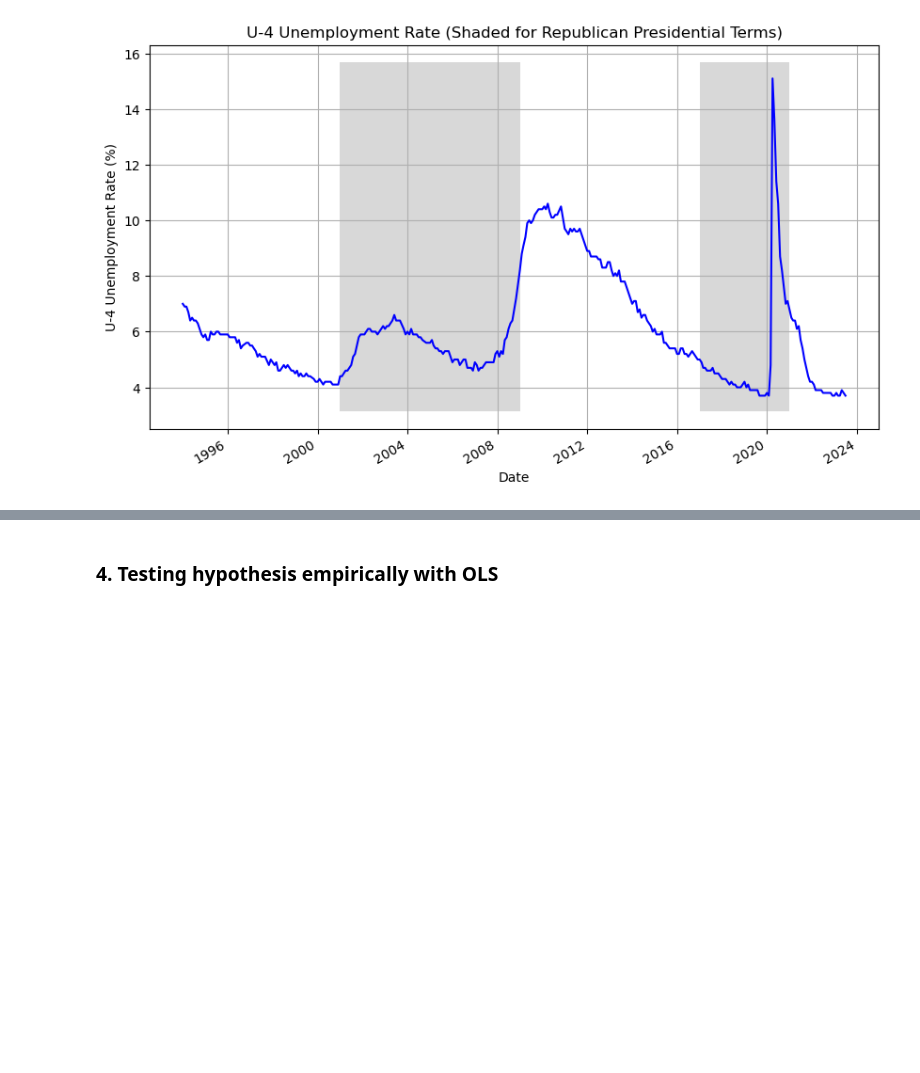
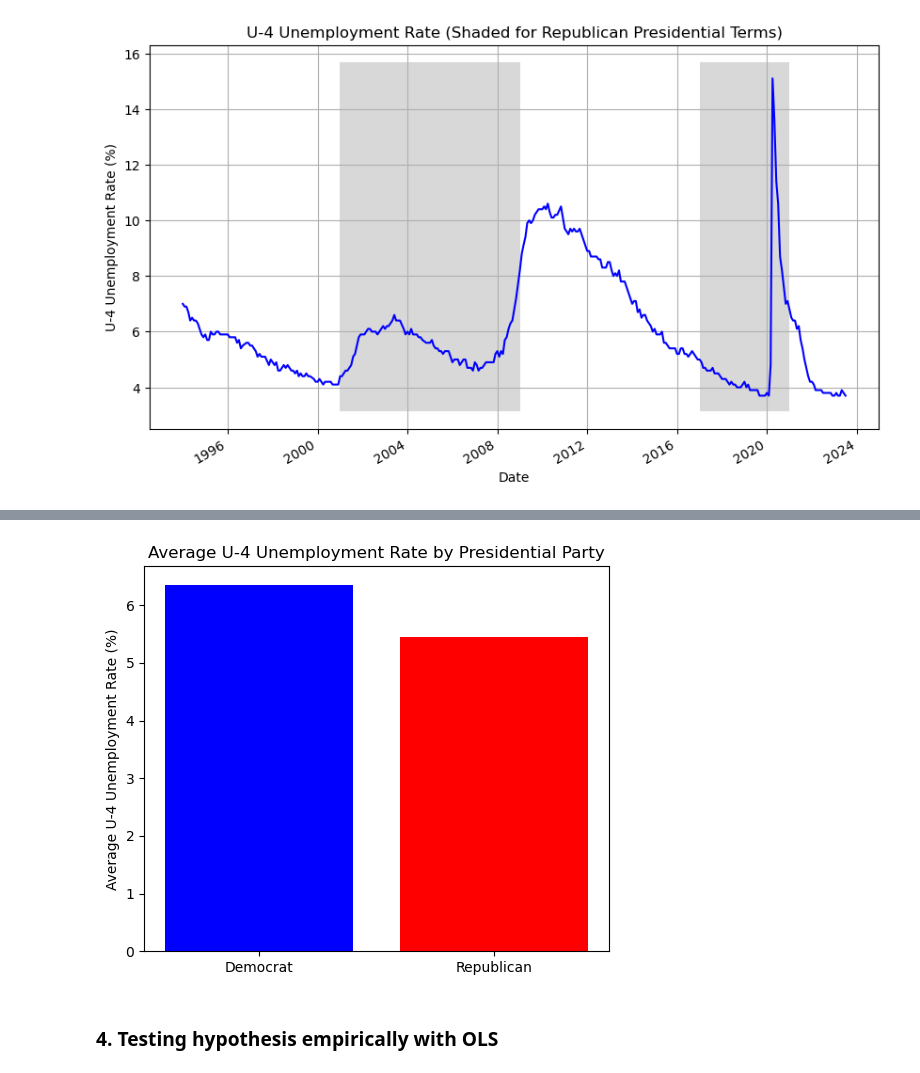
Before and after one commit to llorracc/as.180.369, a Jupyter notebook: contrib/zoemchan/U4RATE.ipynb, the cells around one changed output, grey strips where cells are left out. Cells and saved outputs as stored; diff of their text form; code cells hidden in the pictures; blank space fills up the shorter version.

```diff
--- a/contrib/zoemchan/U4RATE.ipynb
+++ b/contrib/zoemchan/U4RATE.ipynb
@@ -168,3 +181,22 @@ plt.show()
+# %%
+avg_u4 = df.groupby('GOP')['U4_Unemployment_Rate'].mean().reset_index()
+avg_u4['Party'] = avg_u4['GOP'].map({1: 'Republican', 0: 'Democrat'})
+
+# Define color mapping
+color_map = {'Democrat': 'blue', 'Republican': 'red'}
+
+plt.figure(figsize=(6,5))
+plt.bar(
+    avg_u4['Party'],
+    avg_u4['U4_Unemployment_Rate'],
+    color=avg_u4['Party'].map(color_map)
+)
+plt.title("Average U-4 Unemployment Rate by Presidential Party")
+plt.ylabel("Average U-4 Unemployment Rate (%)")
+plt.xlabel("")
+plt.show()
+# %% [output]
+[figure, added]
 # %% [markdown]
 ### 4. Testing hypothesis empirically with OLS
 # %%
```
Also changed, not shown: parts of 4 cells of this notebook.
